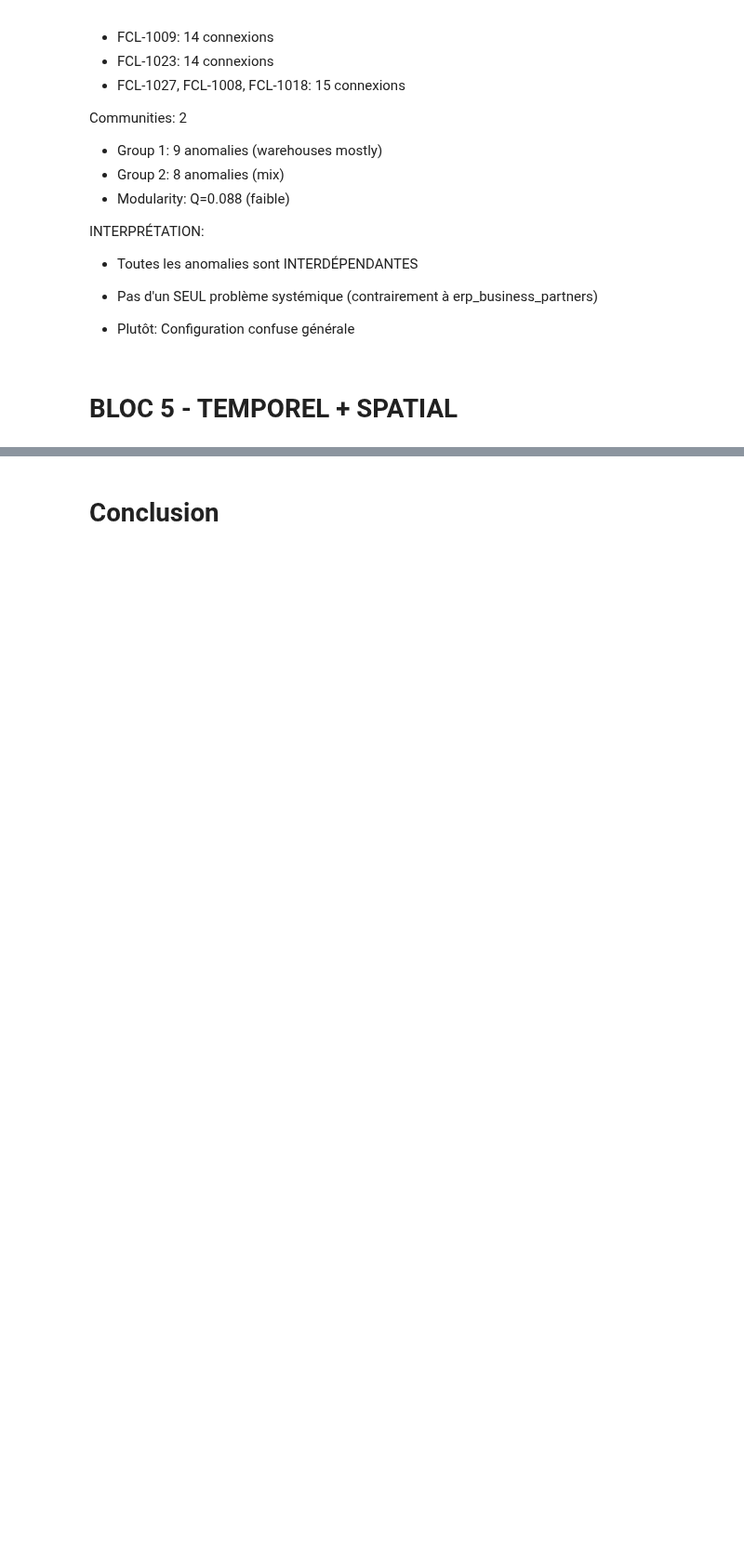
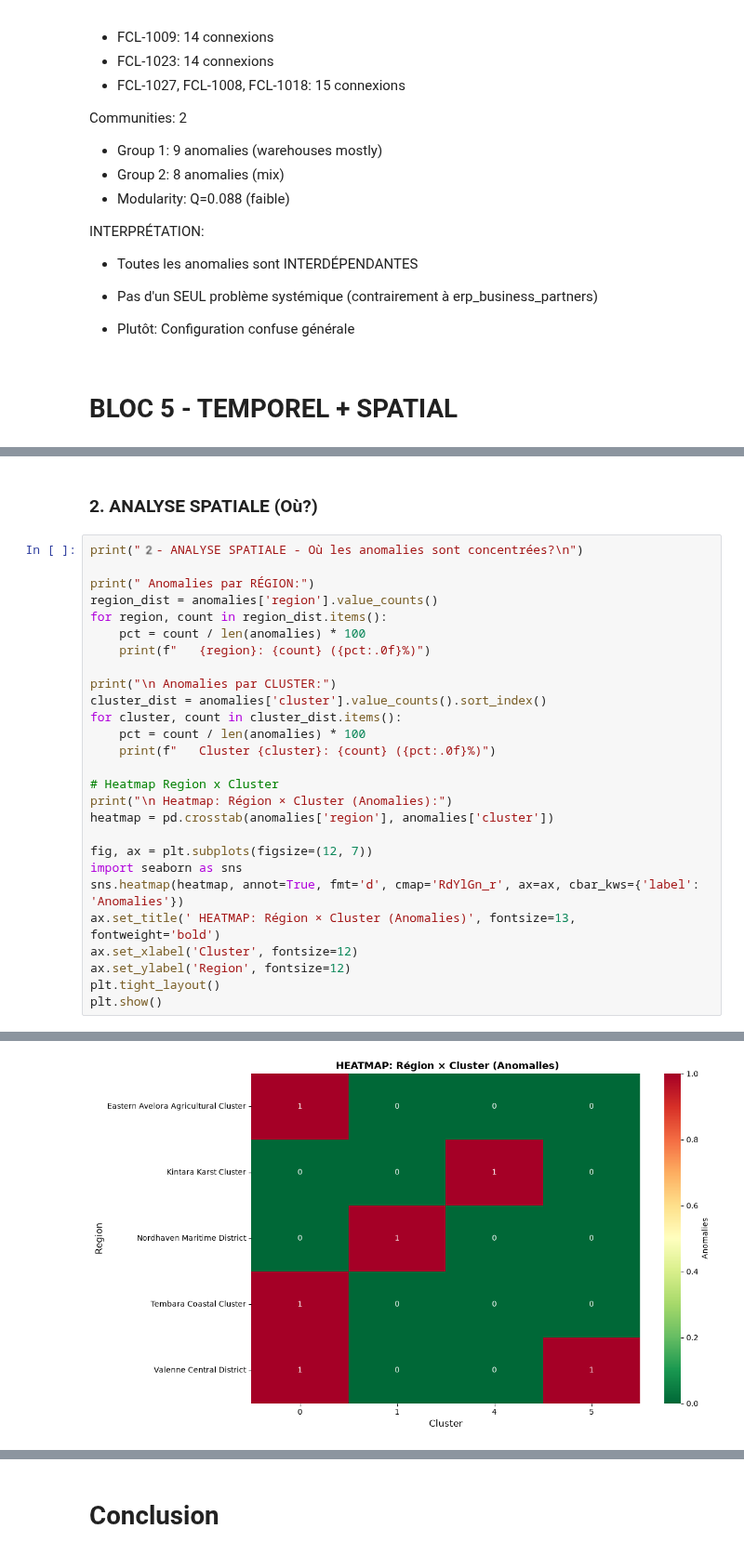
Before and after one commit to HananeDjouadi/G05-DataMining-2627, a Jupyter notebook: data/logistics/erp_facilities.ipynb, the cells around one changed output, grey strips where cells are left out. Shown at 93% size. Saved outputs shown, nothing was run; the diff lists cells and outputs as text; blank space fills up the shorter version.

```diff
--- a/data/logistics/erp_facilities.ipynb
+++ b/data/logistics/erp_facilities.ipynb
@@ -1604,0 +1576,30 @@ INTERPRÉTATION:
+# %% [markdown]
+### 2. ANALYSE SPATIALE (Où?)
+# %%
+print("2️- ANALYSE SPATIALE - Où les anomalies sont concentrées?\n")
+
+print(" Anomalies par RÉGION:")
+region_dist = anomalies['region'].value_counts()
+for region, count in region_dist.items():
+    pct = count / len(anomalies) * 100
+    print(f"   {region}: {count} ({pct:.0f}%)")
+
+print("\n Anomalies par CLUSTER:")
+cluster_dist = anomalies['cluster'].value_counts().sort_index()
+for cluster, count in cluster_dist.items():
+    pct = count / len(anomalies) * 100
+    print(f"   Cluster {cluster}: {count} ({pct:.0f}%)")
+
+# Heatmap Region x Cluster
+print("\n Heatmap: Région × Cluster (Anomalies):")
+heatmap = pd.crosstab(anomalies['region'], anomalies['cluster'])
+
+fig, ax = plt.subplots(figsize=(12, 7))
+import seaborn as sns
+sns.heatmap(heatmap, annot=True, fmt='d', cmap='RdYlGn_r', ax=ax, cbar_kws={'label': 'Anomalies'})
+ax.set_title(' HEATMAP: Région × Cluster (Anomalies)', fontsize=13, fontweight='bold')
+ax.set_xlabel('Cluster', fontsize=12)
+ax.set_ylabel('Region', fontsize=12)
+plt.tight_layout()
+plt.show()
+# %% [output]
@@ -1604,0 +1622 @@ INTERPRÉTATION:
+[figure, added]
```
Also changed, not shown: parts of 24 cells of this notebook, 1 other file.
